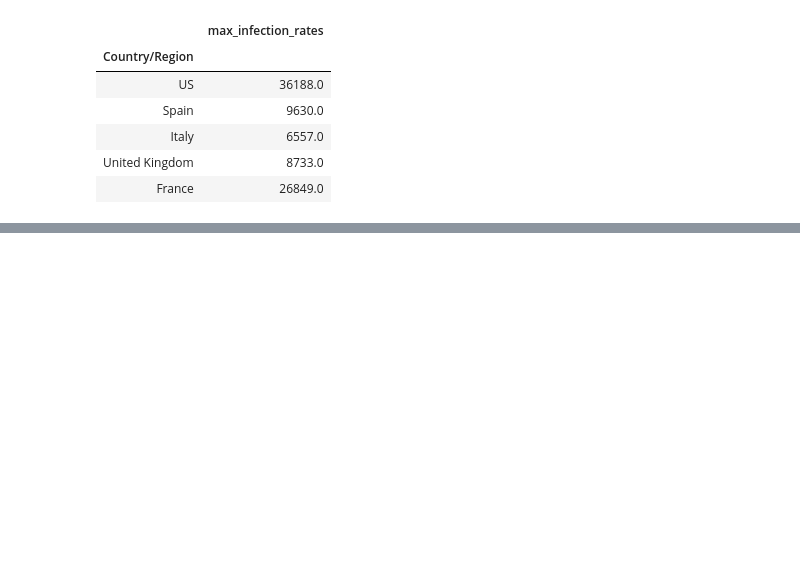
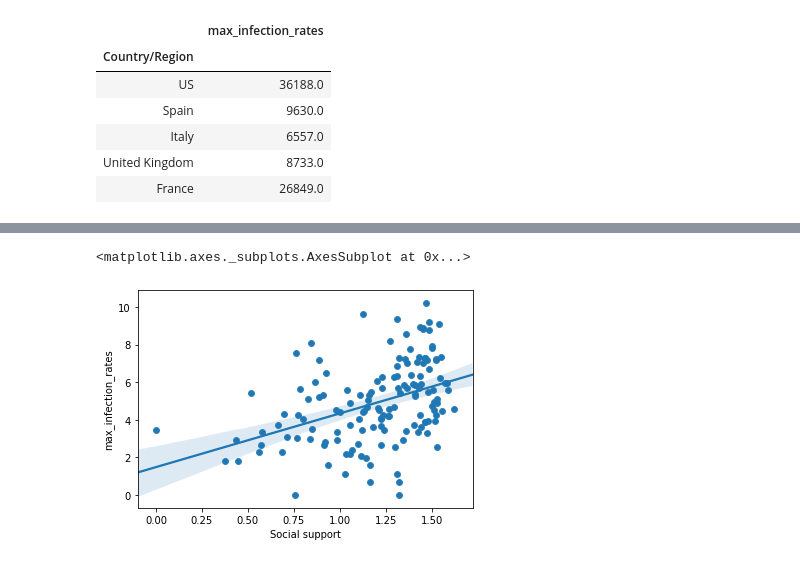
Before and after one commit to Mehe2na/Covid19_analysis, a Jupyter notebook: covid19.ipynb, the cells around one changed output, grey strips where cells are left out. Drawn from its saved outputs; the diff is of its cells as text; code cells hidden in the pictures; blank space fills up the shorter version.

```diff
--- a/covid19.ipynb
+++ b/covid19.ipynb
@@ -221,0 +291,7 @@ covid_merge.head() # see the index
+# %%
+# max infection rates && Social support
+sns.scatterplot(Social_support,np.log(m_inf_rates))
+sns.regplot(Social_support,np.log(m_inf_rates))
+# %% [output]
+<matplotlib.axes._subplots.AxesSubplot at 0x...>
+[figure, added]
```
Also changed, not shown: parts of 19 cells of this notebook.
